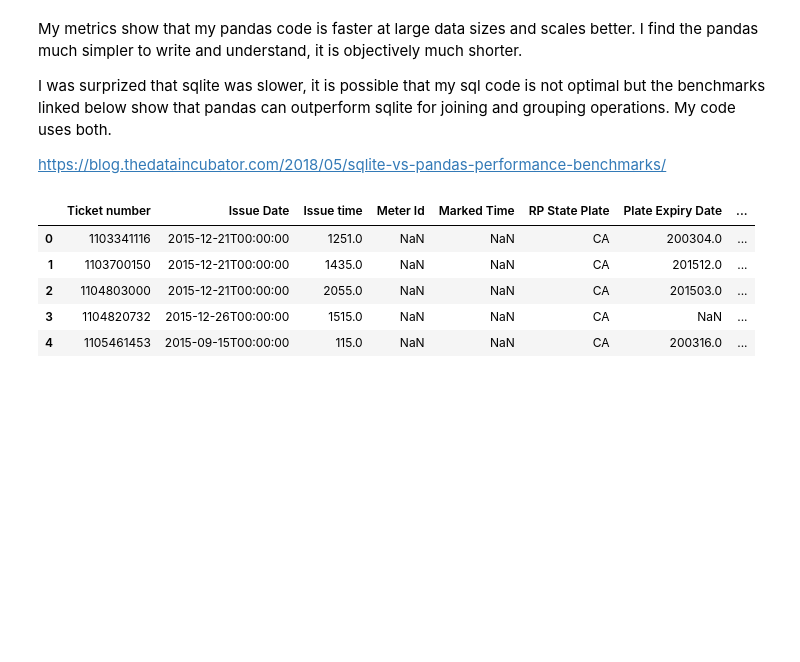
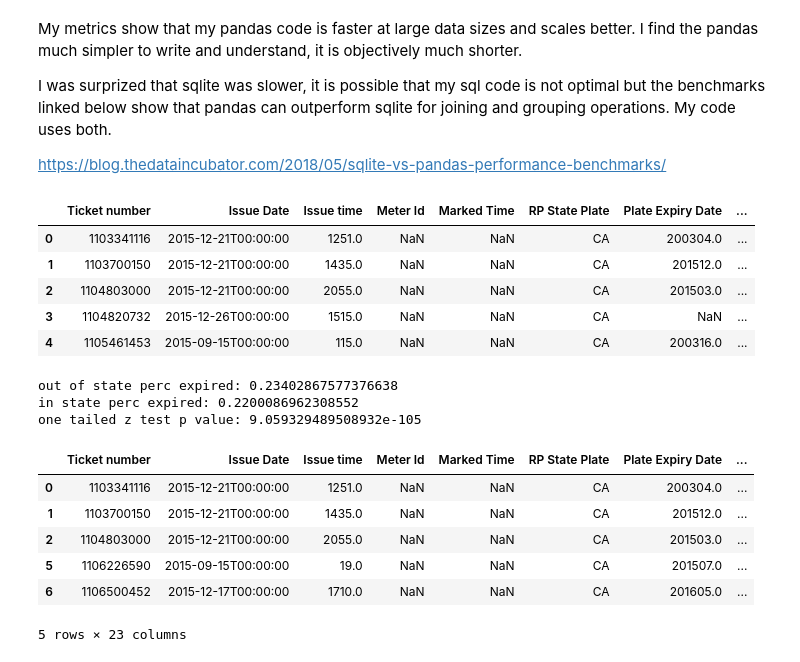
Before and after one commit to tristan00/traffic_citations, a Jupyter notebook: Assessment2.ipynb, the cells around one changed output. Cells and saved outputs as stored; diff of their text form; code cells hidden in the pictures; blank space fills up the shorter version.

```diff
--- a/Assessment2.ipynb
+++ b/Assessment2.ipynb
@@ -235,3 +235,39 @@ df.head()
 | 2 | 1104803000 | 2015-12-21T00:00:00 | 2055.0 | NaN | NaN | CA | 201503.0 | ... |
 | 3 | 1104820732 | 2015-12-26T00:00:00 | 1515.0 | NaN | NaN | CA | NaN | ... |
 | 4 | 1105461453 | 2015-09-15T00:00:00 | 115.0 | NaN | NaN | CA | 200316.0 | ... |
+# %%
+df['ticket_dt'] = pd.to_datetime(df['Issue Date'], errors='coerce')
+
+df['plate_expiration_dt'] = pd.to_datetime(df['Plate Expiry Date'].astype(int, errors = 'ignore'), format = '%Y%m', errors='coerce')
+df['is_expired_at_time_of_ticket'] = np.nan
+df.loc[df['ticket_dt'] > df['plate_expiration_dt'], 'is_expired_at_time_of_ticket'] = 1
+df.loc[df['ticket_dt'] <= df['plate_expiration_dt'], 'is_expired_at_time_of_ticket'] = 0
+df.loc[df['RP State Plate'] != 'CA', 'in_state'] = 0
+df.loc[df['RP State Plate'] == 'CA', 'in_state'] = 1
+
+df_valid_dates = df.dropna(subset = ['is_expired_at_time_of_ticket'])
+
+out_of_state_expired_perc =  df_valid_dates[df_valid_dates['in_state'] == 0]['is_expired_at_time_of_ticket'].mean()
+in_state_expired_perc =  df_valid_dates[df_valid_dates['in_state'] == 1]['is_expired_at_time_of_ticket'].mean()
+from statsmodels.stats.weightstats import ztest
+
+t_stat, p_value = ztest(df_valid_dates[df_valid_dates['in_state'] == 0]['is_expired_at_time_of_ticket'],
+                        df_valid_dates[df_valid_dates['in_state'] == 1]['is_expired_at_time_of_ticket'])
+
+print('out of state perc expired: {0}'.format(out_of_state_expired_perc))
+print('in state perc expired: {0}'.format(in_state_expired_perc))
+print('one tailed z test p value: {0}'.format(p_value))
+# %% [output]
+out of state perc expired: 0.23402867577376638
+in state perc expired: 0.2200086962308552
+one tailed z test p value: 9.059329489508932e-105
+# %%
+df_valid_dates.head()
+# %% [output]
+|  | Ticket number | Issue Date | Issue time | Meter Id | Marked Time | RP State Plate | Plate Expiry Date | ... |
+| 0 | 1103341116 | 2015-12-21T00:00:00 | 1251.0 | NaN | NaN | CA | 200304.0 | ... |
+| 1 | 1103700150 | 2015-12-21T00:00:00 | 1435.0 | NaN | NaN | CA | 201512.0 | ... |
+| 2 | 1104803000 | 2015-12-21T00:00:00 | 2055.0 | NaN | NaN | CA | 201503.0 | ... |
+| 5 | 1106226590 | 2015-09-15T00:00:00 | 19.0 | NaN | NaN | CA | 201507.0 | ... |
+| 6 | 1106500452 | 2015-12-17T00:00:00 | 1710.0 | NaN | NaN | CA | 201605.0 | ... |
+5 rows × 23 columns
```
Also changed, not shown: parts of 1 cell of this notebook, 6 other files.
